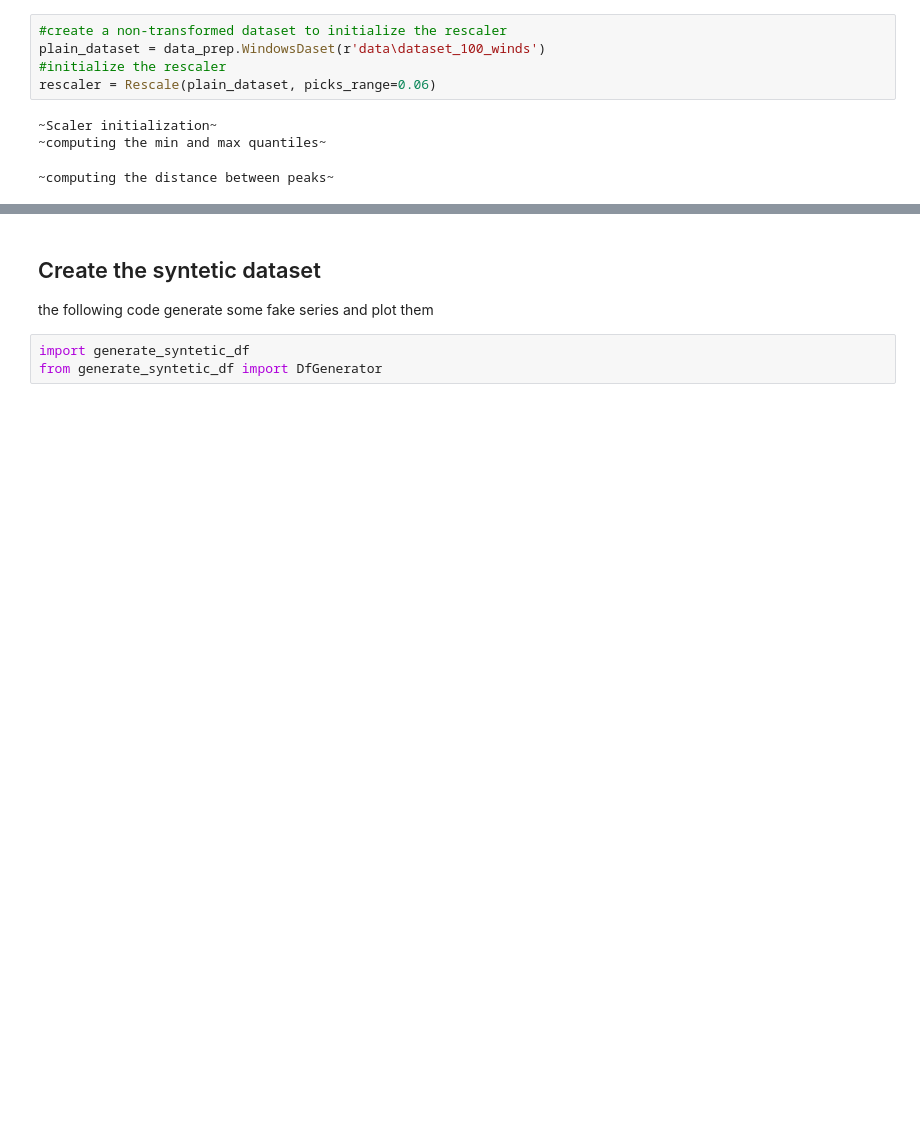
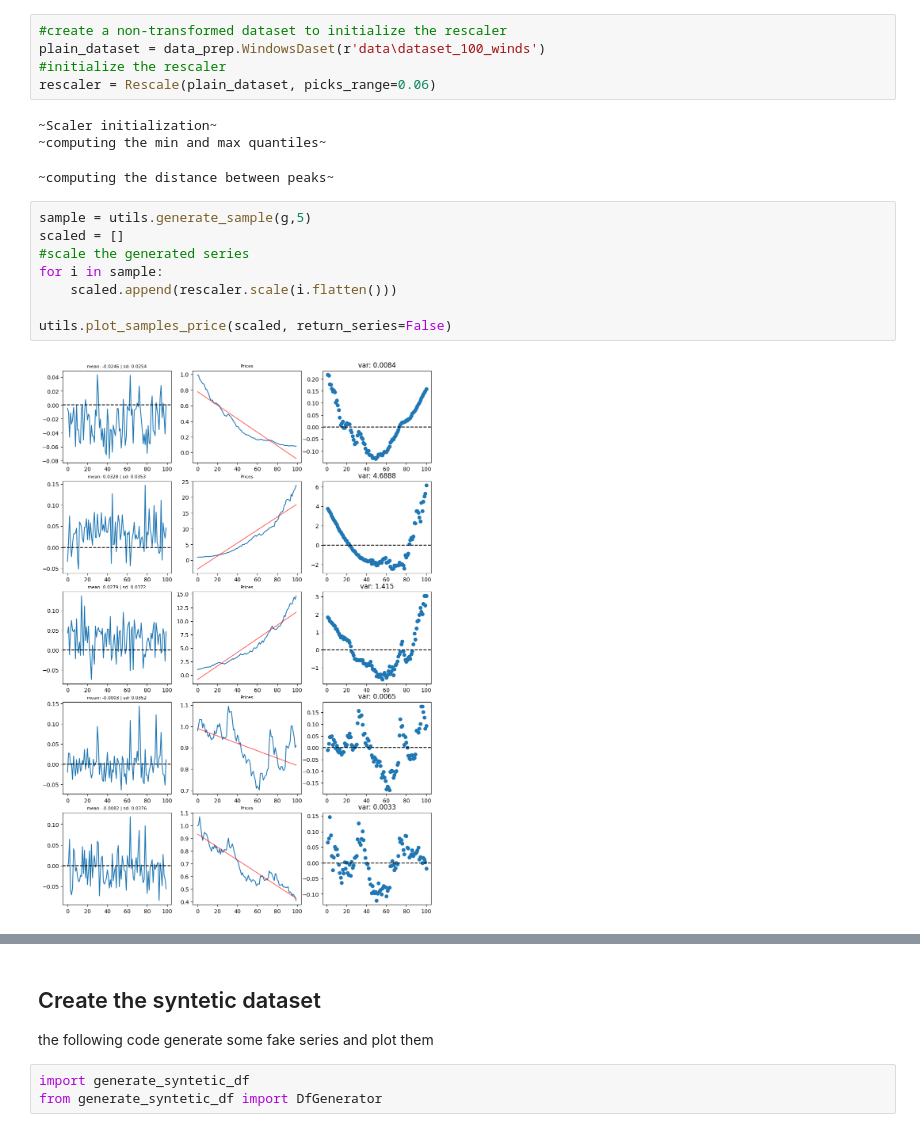
Before and after one commit to riccardobollati/GANs_for_financial_series_generation, a Jupyter notebook: main.ipynb, the cells around one changed output, grey strips where cells are left out. Drawn from its saved outputs; the diff is of its cells as text; blank space fills up the shorter version.

```diff
--- a/main.ipynb
+++ b/main.ipynb
@@ -153,6 +162,16 @@ rescaler = Rescale(plain_dataset, picks_range=0.06)
 ~Scaler initialization~
 ~computing the min and max quantiles~
 ~computing the distance between peaks~
+# %%
+sample = utils.generate_sample(g,5)
+scaled = []
+#scale the generated series
+for i in sample:
+    scaled.append(rescaler.scale(i.flatten()))
+
+utils.plot_samples_price(scaled, return_series=False)
+# %% [output]
+[figure, added]
 # %%
 sample = utils.generate_sample(g,5)
 scaled = []
```
Also changed, not shown: parts of 7 cells of this notebook, 20 other files.
